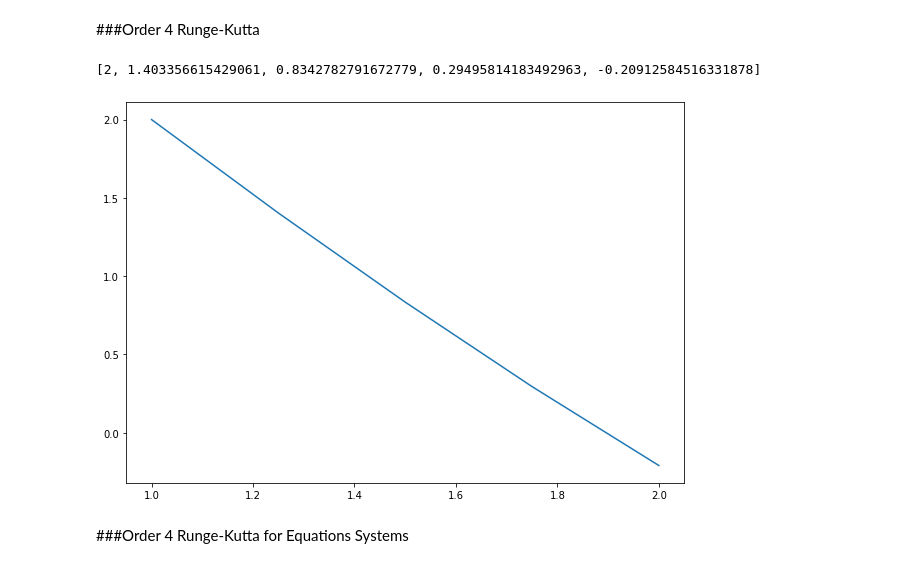
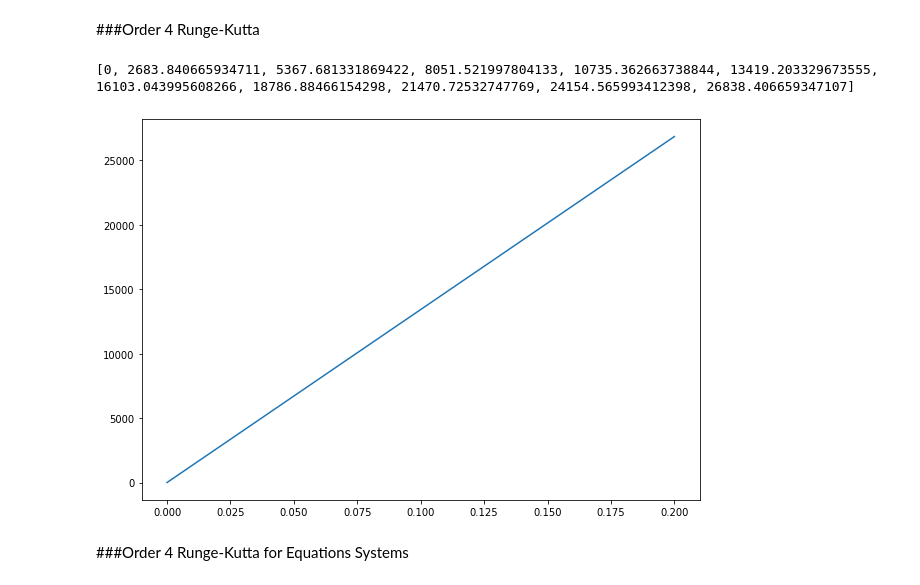
Before and after one commit to santiagojaralopez/numericalMethodsPython, a Jupyter notebook: numericalMethods.ipynb, the cells around one changed output. Cells and saved outputs as stored; diff of their text form; code cells hidden in the pictures.

```diff
--- a/numericalMethods.ipynb
+++ b/numericalMethods.ipynb
@@ -442,10 +445,7 @@ simpson_3_8(fx, h)
 # %% [markdown]
 ###Romberg
 # %%
-#f = lambda x: np.exp(x**2)
+f = lambda x: np.exp(x**2)
 
-#romberg(f, 0, 2, show=True)
-
-gaussian = lambda x: 1/np.sqrt(np.pi) * np.exp(-x**2)
-romberg(gaussian, 0, 1, show=True)
+romberg(f, 0, 2, show=True)
 # %% [output]
@@ -636,18 +637,23 @@ def runge_kutta_ord4(f: 'function', xv: tuple, y0: float, h: float):
 
   return y_values
 # %%
-g = lambda x, y: x**(-2) * ( np.sin(2*x) - (2*x*y) )
-xx = [1, 1.25, 1.5, 1.75, 2]
-yy = runge_kutta_ord4(g, xx, 2, 0.25)
+k = 6.22 * (10**(-19))
+n1 = 2 * (10**3)
+n2 = 2 * (10**3)
+n3 = 3 * (10**3)
+
+g = lambda t, x: (k) * ((n1-(x/2))**2) * ((n2-(x/2))**2) * ((n3-((3*x)/4))**3)
+xx = [0, 0.02, 0.04, 0.06, 0.08, 0.1, 0.12, 0.14, 0.16, 0.18, 0.2]
+yy = runge_kutta_ord4(g, xx, 0, 0.02)
 del yy[-1]
 
 fig, ax = plt.subplots(figsize=(10, 7))
 ax.plot(xx, yy)
 
 print(yy)
 # %% [output]
-[2, 1.403356615429061, 0.8342782791672779, 0.29495814183492963, -0.20912584516331878]
+[0, 2683.840665934711, 5367.681331869422, 8051.521997804133, 10735.362663738844, 13419.203329673555, 16103.043995608266, 18786.88466154298, 21470.72532747769, 24154.565993412398, 26838.406659347107]
-[figure, old version]
+[figure, new version]
 # %% [markdown]
 ###Order 4 Runge-Kutta for Equations Systems
 # %%
```
Also changed, not shown: parts of 9 cells of this notebook.
